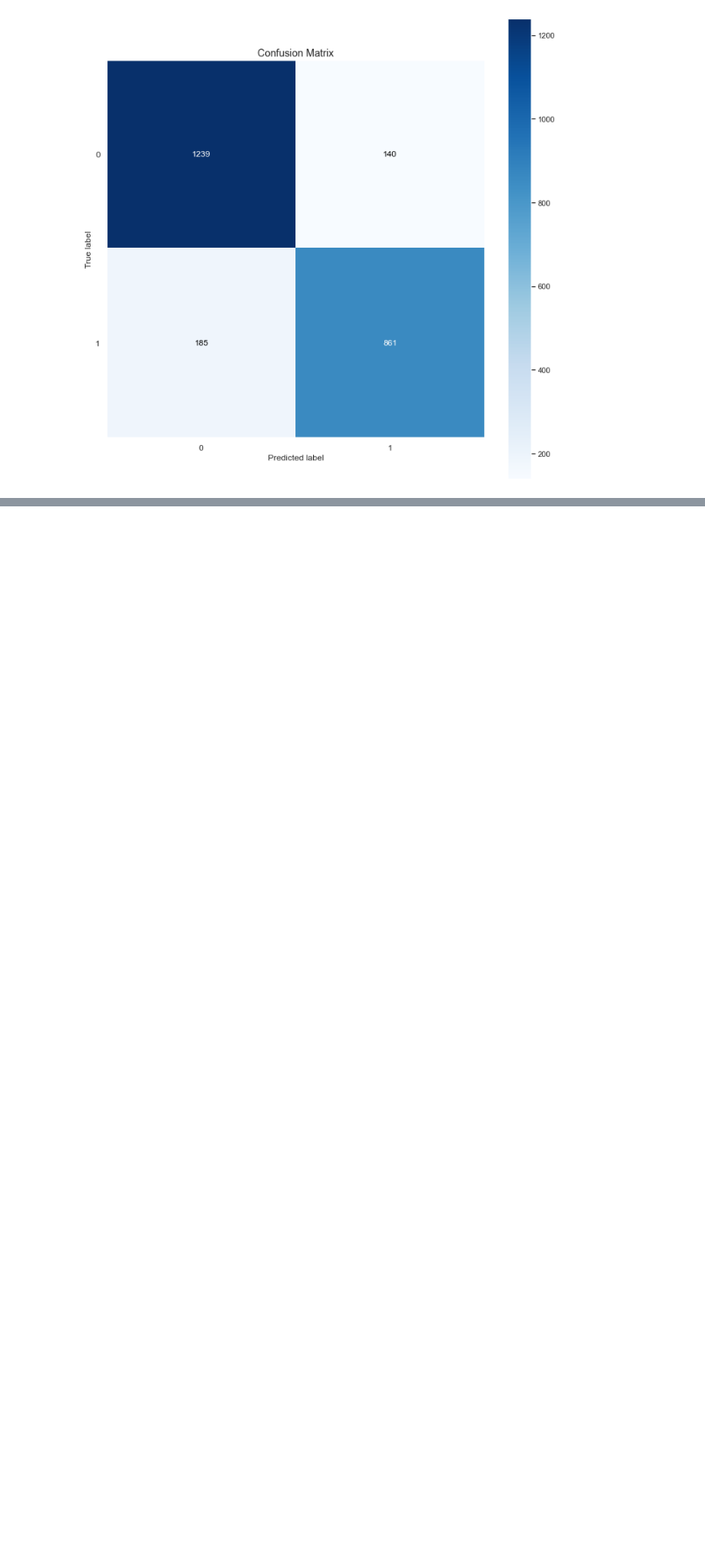
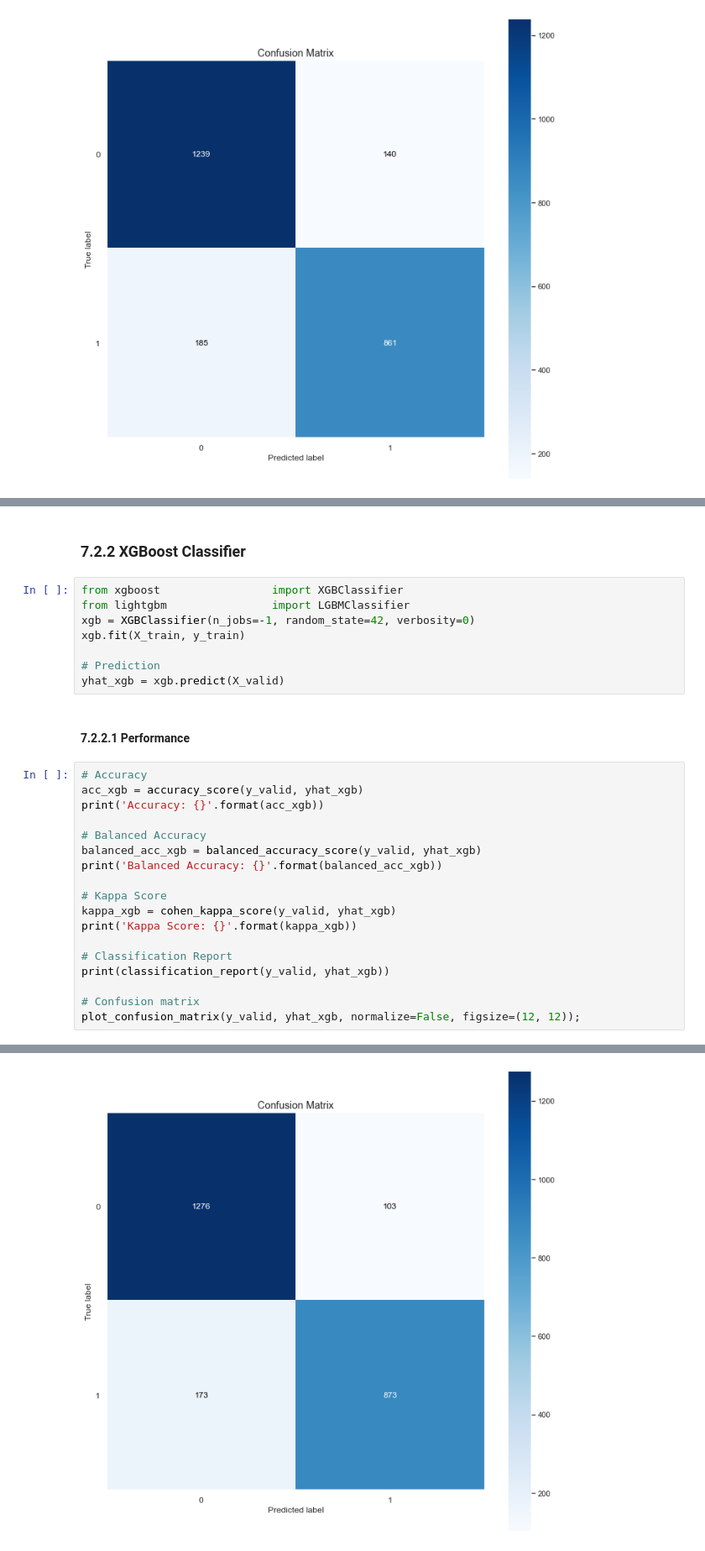
Before and after one commit to FabioCaffarello/Churn-Prediction-TopBank, a Jupyter notebook: 02-Notebooks/ent_to_end_churn_prediction.ipynb, the cells around one changed output, grey strips where cells are left out. Shown at 84% size. Drawn from its saved outputs; the diff is of its cells as text; blank space fills up the shorter version.

```diff
--- a/02-Notebooks/ent_to_end_churn_prediction.ipynb
+++ b/02-Notebooks/ent_to_end_churn_prediction.ipynb
@@ -1306,3 +1306,34 @@ Fold Number: 4/5
 Fold Number: 5/5
 |  | Model Name | Precision CV | Recall CV | F1 Score CV | Kappa CV | Balanced Accuracy | Average Precision Score CV | ... |
 | 0 | RandomForestClassifier | 0.8646 +/- 0.0081 | 0.83 +/- 0.0086 | 0.8469 +/- 0.0051 | 0.7349 +/- 0.0087 | 0.8657 +/- 0.0043 | 0.924 +/- 0.0072 | ... |
+# %% [markdown]
+### 7.2.2 XGBoost Classifier
+# %%
+from xgboost                 import XGBClassifier
+from lightgbm                import LGBMClassifier
+xgb = XGBClassifier(n_jobs=-1, random_state=42, verbosity=0)
+xgb.fit(X_train, y_train)
+
+# Prediction
+yhat_xgb = xgb.predict(X_valid)
+# %% [markdown]
+#### 7.2.2.1 Performance
+# %%
+# Accuracy
+acc_xgb = accuracy_score(y_valid, yhat_xgb)
+print('Accuracy: {}'.format(acc_xgb))
+
+# Balanced Accuracy
+balanced_acc_xgb = balanced_accuracy_score(y_valid, yhat_xgb)
+print('Balanced Accuracy: {}'.format(balanced_acc_xgb))
+
+# Kappa Score
+kappa_xgb = cohen_kappa_score(y_valid, yhat_xgb)
+print('Kappa Score: {}'.format(kappa_xgb))
+
+# Classification Report
+print(classification_report(y_valid, yhat_xgb))
+
+# Confusion matrix
+plot_confusion_matrix(y_valid, yhat_xgb, normalize=False, figsize=(12, 12));
+# %% [output]
@@ -1308,0 +1351 @@ Fold Number: 5/5
+[figure, added]
```
Also changed, not shown: parts of 25 cells of this notebook.
